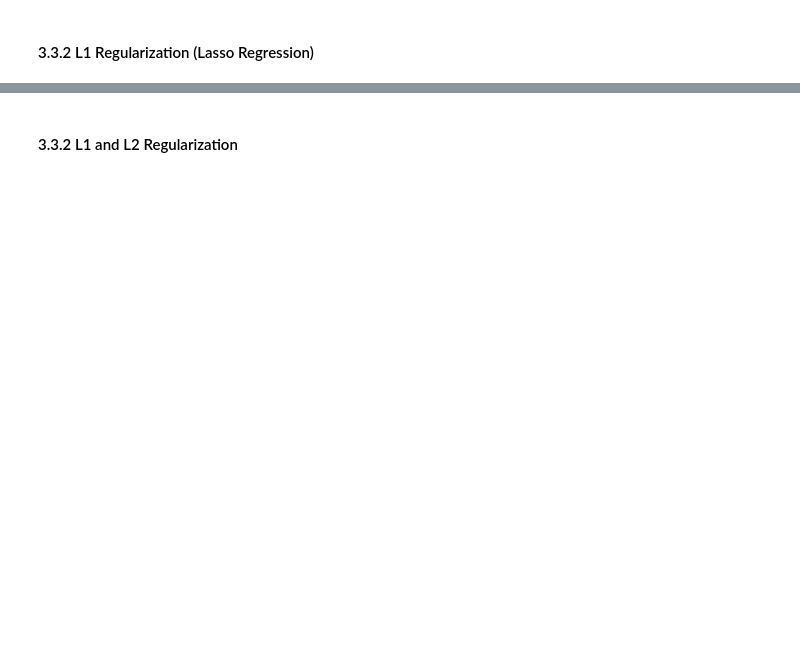
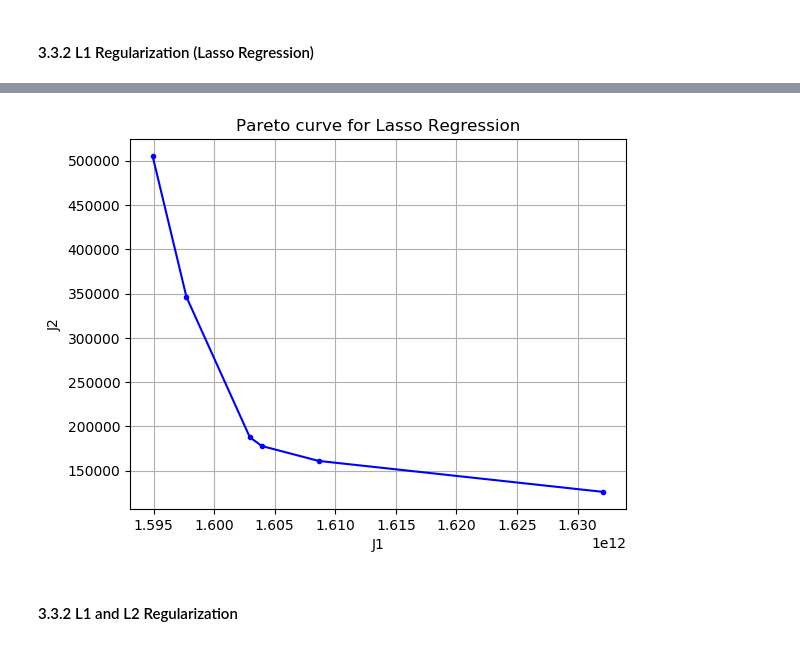
Before and after one commit to ysoo/predicting-house-prices, a Jupyter notebook: Final-Project.ipynb, the cells around one changed output, grey strips where cells are left out. Drawn from its saved outputs; the diff is of its cells as text; code cells hidden in the pictures; blank space fills up the shorter version.

```diff
--- a/Final-Project.ipynb
+++ b/Final-Project.ipynb
@@ -651,3 +634,12 @@ println(getobjectivevalue(m_l1))
+# %%
+using PyPlot
+plot(J1, J2, "b.-" )
+xlabel("J1")
+ylabel("J2");
+title("Pareto curve for Lasso Regression")
+grid()
+# %% [output]
+[figure, added]
 # %% [markdown]
 #### 3.3.2 L1 and L2 Regularization
 # %%
```
Also changed, not shown: parts of 7 cells of this notebook.
